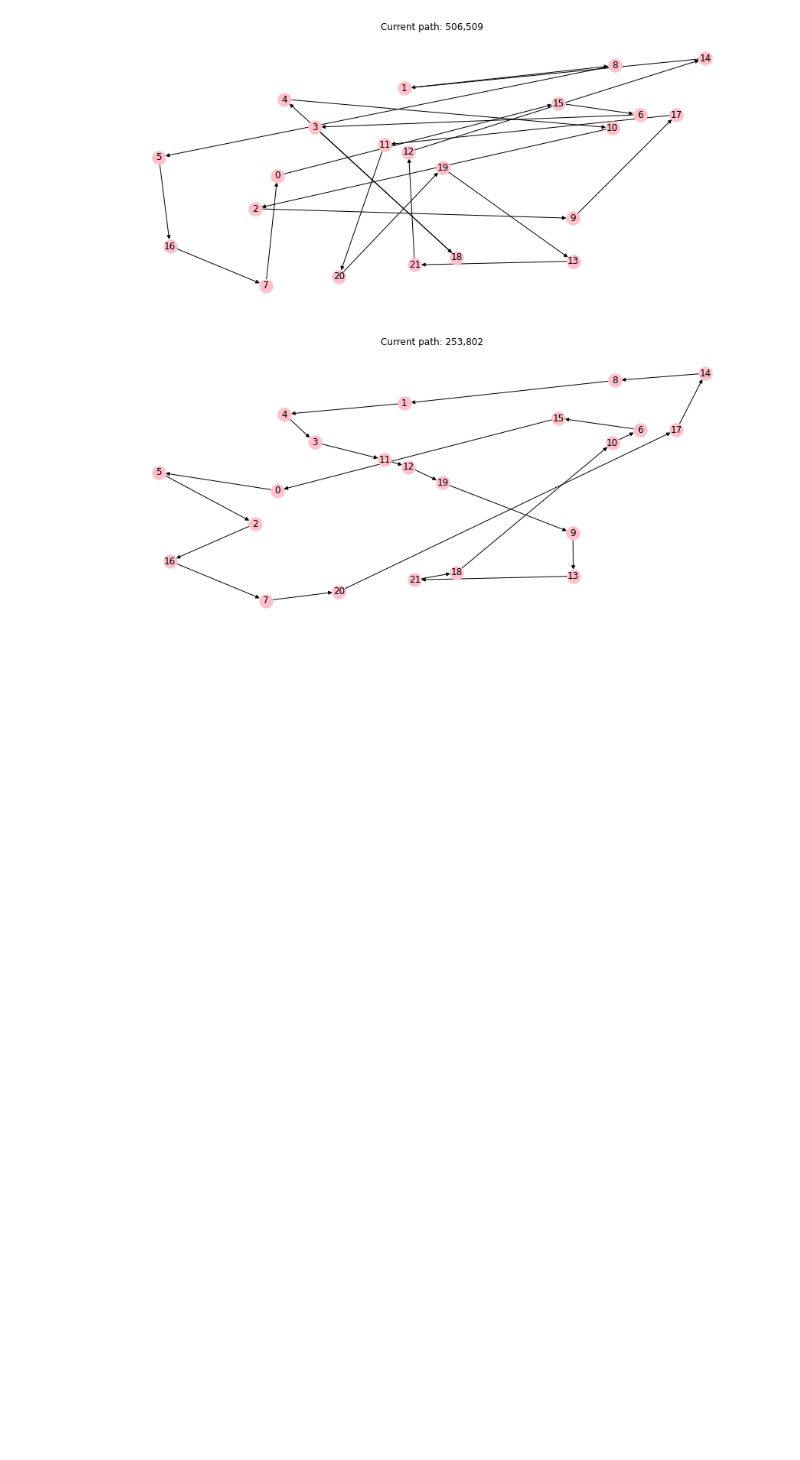
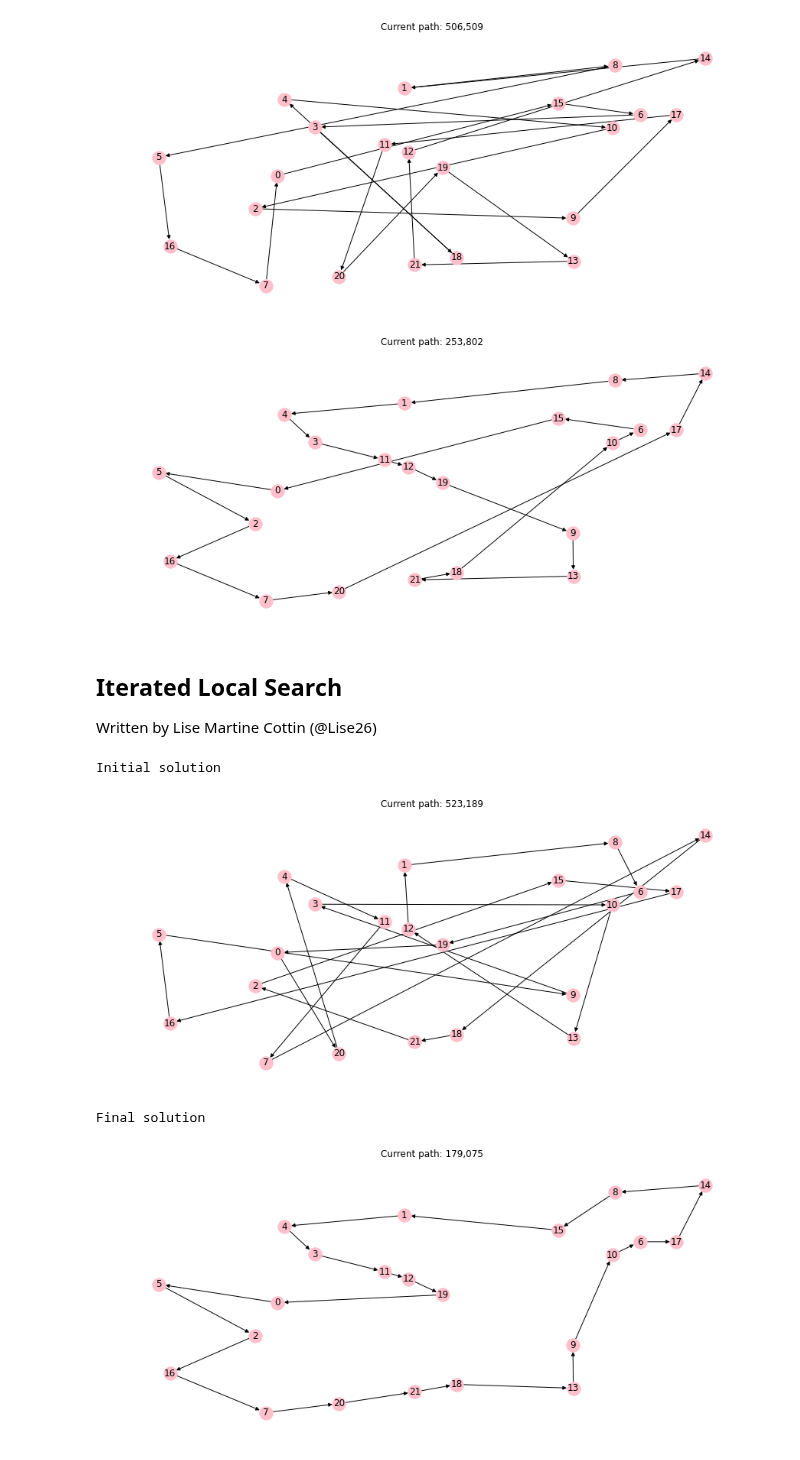
Before and after one commit to squillero/computational-intelligence, a Jupyter notebook: tsp.ipynb, the cells around one changed output. Cells and saved outputs as stored; diff of their text form; code cells hidden in the pictures; blank space fills up the shorter version.

Commit message:
Add @Lise26

```diff
--- a/tsp.ipynb
+++ b/tsp.ipynb
@@ -120,3 +124,7 @@ problem.plot(solution)
 # %% [output]
 [figure]
 [figure]
+# %% [markdown]
+## Iterated Local Search
+
+Written by Lise Martine Cottin (@Lise26)
@@ -122,0 +224,13 @@ problem.plot(solution)
+# %%
+solution = np.array(range(NUM_CITIES))
+np.random.shuffle(solution)
+print("Initial solution")
+problem.plot(solution)
+cost, solution = iterated_local_search(problem, solution)
+print("Final solution")
+problem.plot(solution)
+# %% [output]
+Initial solution
+[figure, added]
+Final solution
+[figure, added]
```
Also changed, not shown: parts of 3 cells of this notebook.
